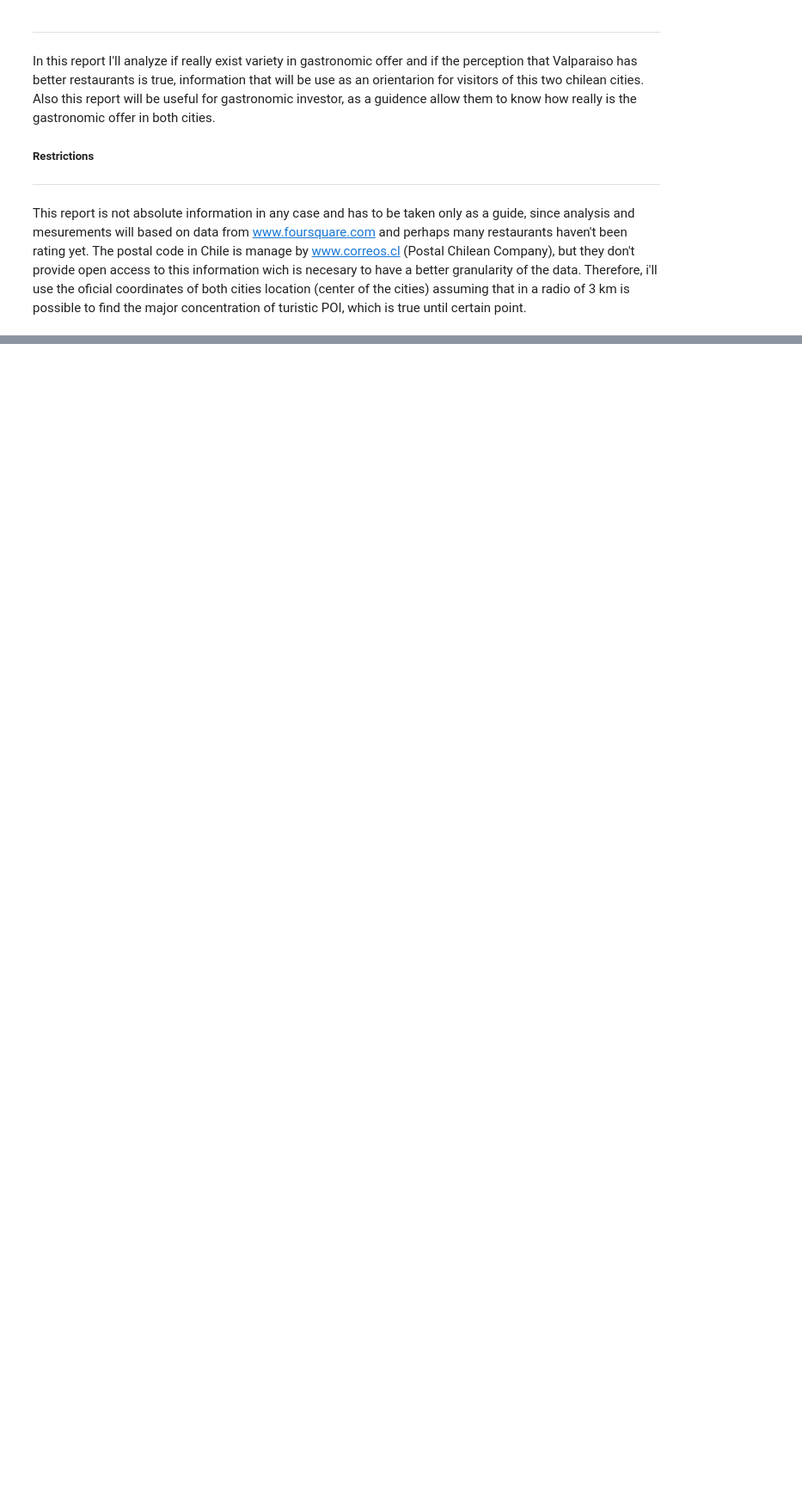
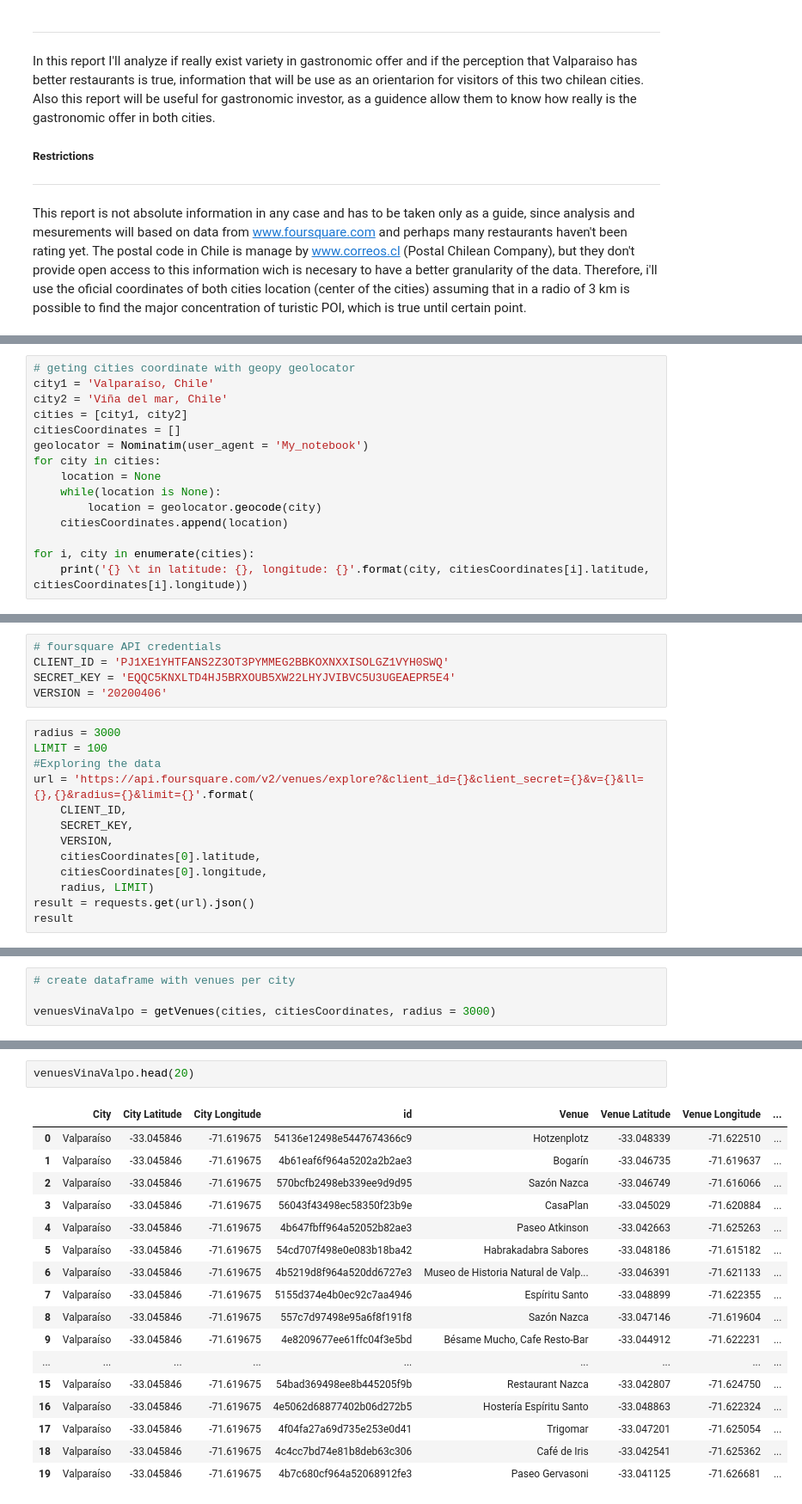
Before and after one commit to carsepmo/Coursera_Capstone, a Jupyter notebook: The-Battle-of Neighborhoods.ipynb, the cells around one changed output, grey strips where cells are left out. Shown at 86% size. Drawn from its saved outputs; the diff is of its cells as text; blank space fills up the shorter version.

Commit message:
Getting data

```diff
--- a/The-Battle-of Neighborhoods.ipynb
+++ b/The-Battle-of Neighborhoods.ipynb
@@ -29,0 +38,15 @@ The data will be gather from foursquare api using the following coordinates:
+# %%
+# geting cities coordinate with geopy geolocator
+city1 = 'Valparaíso, Chile'
+city2 = 'Viña del mar, Chile'
+cities = [city1, city2]
+citiesCoordinates = []
+geolocator = Nominatim(user_agent = 'My_notebook')
+for city in cities:
+    location = None
+    while(location is None):
+        location = geolocator.geocode(city)
+    citiesCoordinates.append(location)
+
+for i, city in enumerate(cities):
+    print('{} \t in latitude: {}, longitude: {}'.format(city, citiesCoordinates[i].latitude, citiesCoordinates[i].longitude))
@@ -29,0 +56,18 @@ The data will be gather from foursquare api using the following coordinates:
+# %%
+# foursquare API credentials
+CLIENT_ID = 'PJ1XE1YHTFANS2Z3OT3PYMMEG2BBKOXNXXISOLGZ1VYH0SWQ'
+SECRET_KEY = 'EQQC5KNXLTD4HJ5BRXOUB5XW22LHYJVIBVC5U3UGEAEPR5E4'
+VERSION = '20200406'
+# %%
+radius = 3000
+LIMIT = 100
+#Exploring the data
+url = 'https://api.foursquare.com/v2/venues/explore?&client_id={}&client_secret={}&v={}&ll={},{}&radius={}&limit={}'.format(
+    CLIENT_ID,
+    SECRET_KEY,
+    VERSION,
+    citiesCoordinates[0].latitude,
+    citiesCoordinates[0].longitude,
+    radius, LIMIT)
+result = requests.get(url).json()
+result
@@ -29,0 +144,4 @@ The data will be gather from foursquare api using the following coordinates:
+# %%
+# create dataframe with venues per city
+
+venuesVinaValpo = getVenues(cities, citiesCoordinates, radius = 3000)
@@ -29,0 +151,20 @@ The data will be gather from foursquare api using the following coordinates:
+# %%
+venuesVinaValpo.head(20)
+# %% [output]
+|  | City | City Latitude | City Longitude | id | Venue | Venue Latitude | Venue Longitude | ... |
+| 0 | Valparaíso | -33.045846 | -71.619675 | 54136e12498e5447674366c9 | Hotzenplotz | -33.048339 | -71.622510 | ... |
+| 1 | Valparaíso | -33.045846 | -71.619675 | 4b61eaf6f964a5202a2b2ae3 | Bogarín | -33.046735 | -71.619637 | ... |
+| 2 | Valparaíso | -33.045846 | -71.619675 | 570bcfb2498eb339ee9d9d95 | Sazón Nazca | -33.046749 | -71.616066 | ... |
+| 3 | Valparaíso | -33.045846 | -71.619675 | 56043f43498ec58350f23b9e | CasaPlan | -33.045029 | -71.620884 | ... |
+| 4 | Valparaíso | -33.045846 | -71.619675 | 4b647fbff964a52052b82ae3 | Paseo Atkinson | -33.042663 | -71.625263 | ... |
+| 5 | Valparaíso | -33.045846 | -71.619675 | 54cd707f498e0e083b18ba42 | Habrakadabra Sabores | -33.048186 | -71.615182 | ... |
+| 6 | Valparaíso | -33.045846 | -71.619675 | 4b5219d8f964a520dd6727e3 | Museo de Historia Natural de Valp... | -33.046391 | -71.621133 | ... |
+| 7 | Valparaíso | -33.045846 | -71.619675 | 5155d374e4b0ec92c7aa4946 | Espíritu Santo | -33.048899 | -71.622355 | ... |
+| 8 | Valparaíso | -33.045846 | -71.619675 | 557c7d97498e95a6f8f191f8 | Sazón Nazca | -33.047146 | -71.619604 | ... |
+| 9 | Valparaíso | -33.045846 | -71.619675 | 4e8209677ee61ffc04f3e5bd | Bésame Mucho, Cafe Resto-Bar | -33.044912 | -71.622231 | ... |
+| ... | ... | ... | ... | ... | ... | ... | ... | ... |
+| 15 | Valparaíso | -33.045846 | -71.619675 | 54bad369498ee8b445205f9b | Restaurant Nazca | -33.042807 | -71.624750 | ... |
+| 16 | Valparaíso | -33.045846 | -71.619675 | 4e5062d68877402b06d272b5 | Hostería Espíritu Santo | -33.048863 | -71.622324 | ... |
+| 17 | Valparaíso | -33.045846 | -71.619675 | 4f04fa27a69d735e253e0d41 | Trigomar | -33.047201 | -71.625054 | ... |
+| 18 | Valparaíso | -33.045846 | -71.619675 | 4c4cc7bd74e81b8deb63c306 | Café de Iris | -33.042541 | -71.625362 | ... |
+| 19 | Valparaíso | -33.045846 | -71.619675 | 4b7c680cf964a52068912fe3 | Paseo Gervasoni | -33.041125 | -71.626681 | ... |
```
Also changed, not shown: parts of 16 cells of this notebook.
